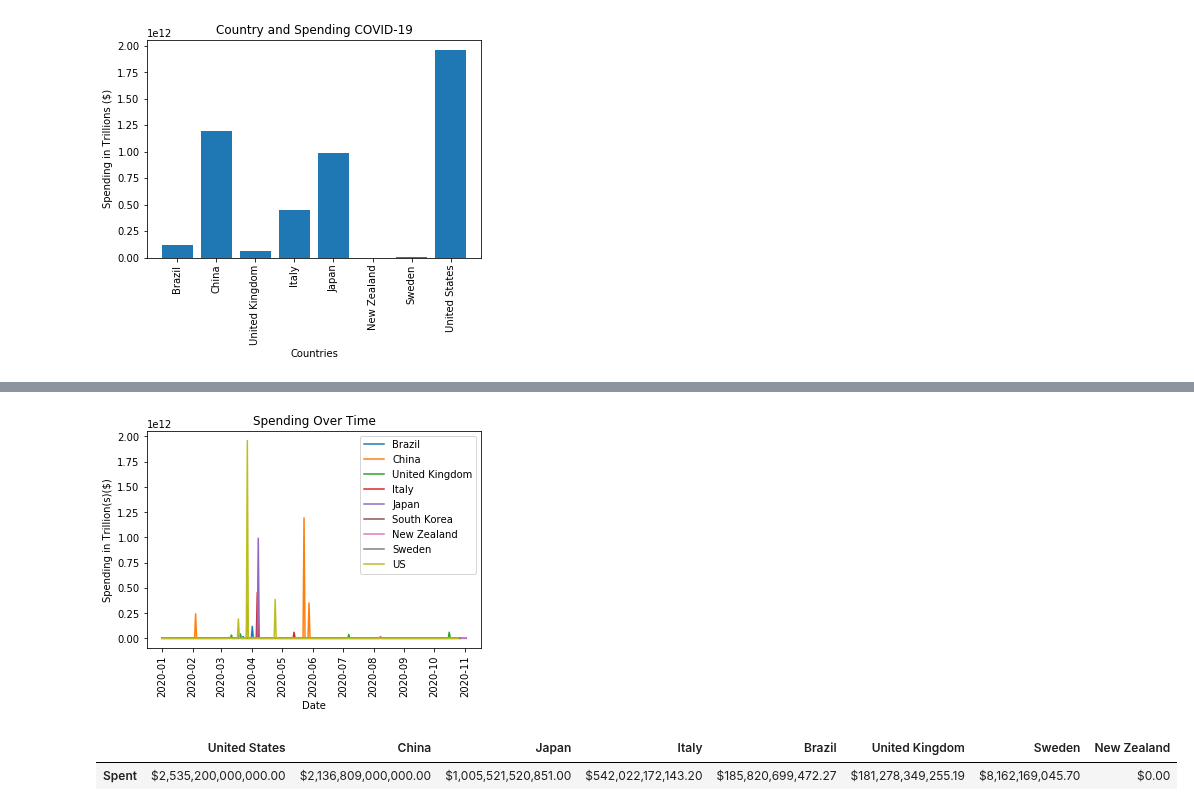
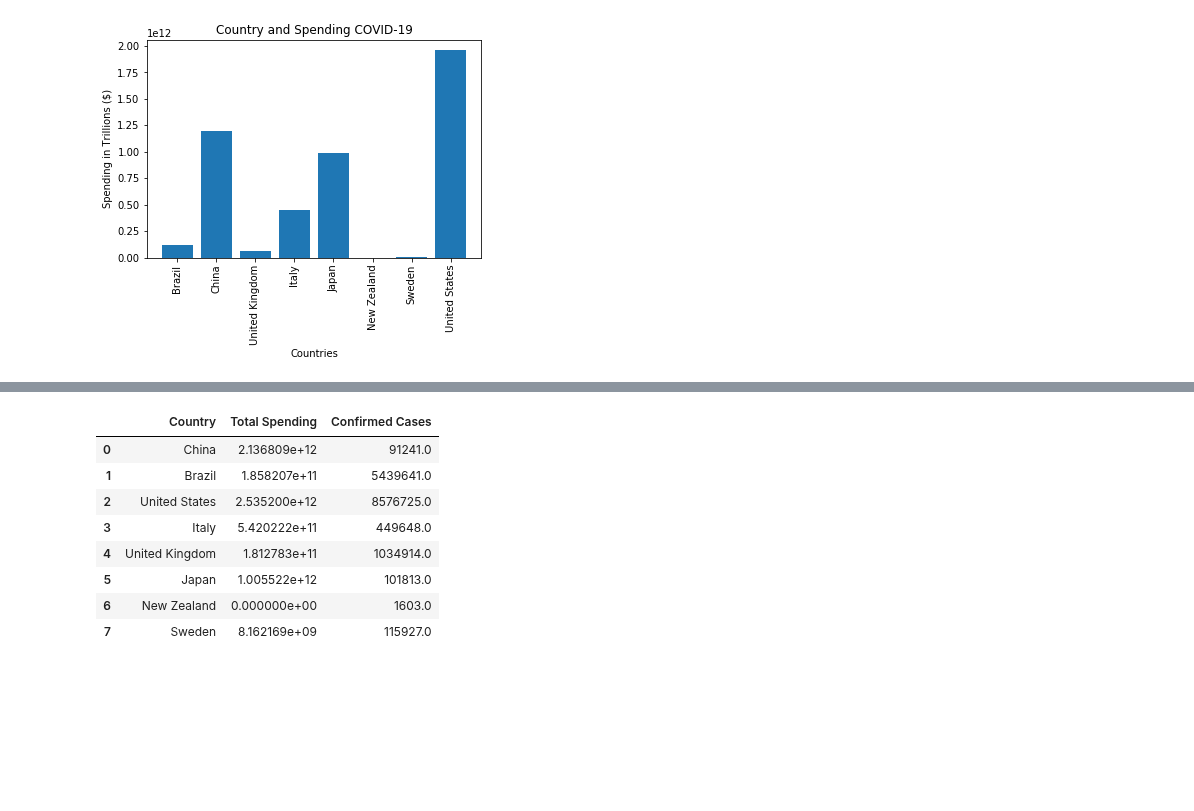
Before and after one commit to rejane-b/Project_1, a Jupyter notebook: Rankings.ipynb, the cells around one changed output, grey strips where cells are left out. Cells and saved outputs as stored; diff of their text form; code cells hidden in the pictures; blank space fills up the shorter version.

```diff
--- a/Rankings.ipynb
+++ b/Rankings.ipynb
@@ -706,58 +659,29 @@ plt.xticks(rotation='vertical')
-# %%
-#figure looking at all 8 countries and amount of money spent during COVID
-fig, ax = plt.subplots()
-
-brazil = df.loc[df['CountryName']=='Brazil']
-ax.plot(brazil['Date'],brazil['E3_Fiscal_measures'], label = 'Brazil')
-
-china=df.loc[df['CountryName']=='China']
-ax.plot(china['Date'],china['E3_Fiscal_measures'],label='China')
-
-uk = df.loc[df['CountryName']=='United Kingdom']
-ax.plot(uk['Date'],uk['E3_Fiscal_measures'],label='United Kingdom')
-
-italy = df.loc[df['CountryName']=='Italy']
-ax.plot(italy['Date'],italy['E3_Fiscal_measures'],label='Italy')
-
-japan=df.loc[df['CountryName']=='Japan']
-ax.plot(japan['Date'],japan['E3_Fiscal_measures'],label='Japan')
-
-sk=df.loc[df['CountryName']=='South Korea']
-ax.plot(sk['Date'],sk['E3_Fiscal_measures'],label='South Korea')
-
-nz= df.loc[df['CountryName']=='New Zealand']
-ax.plot(nz['Date'],nz['E3_Fiscal_measures'],label='New Zealand')
-
-meatball= df.loc[df['CountryName']=='Sweden']
-ax.plot(meatball['Date'],meatball['E3_Fiscal_measures'],label='Sweden')
-
-us = df.loc[df['CountryName']=='United States']
-ax.plot(us['Date'],us['E3_Fiscal_measures'],label='US')
-
-plt.xticks(rotation='vertical')
-plt.title('Spending Over Time')
-plt.xlabel('Date')
-plt.ylabel('Spending in Trillion(s)($)')
-plt.legend()
-plt.show()
-# %% [output]
-[figure, removed]
 # %%
-us_spend = us['E3_Fiscal_measures'].sum()
-china_spend = china['E3_Fiscal_measures'].sum()
+us_sum = us['E3_Fiscal_measures'].sum()
+china_sum = china['E3_Fiscal_measures'].sum()
 uk_sum = uk['E3_Fiscal_measures'].sum()
 italy_sum = italy['E3_Fiscal_measures'].sum()
 sweden_sum = meatball['E3_Fiscal_measures'].sum()
 japan_sum = japan['E3_Fiscal_measures'].sum()
 nz_sum = nz['E3_Fiscal_measures'].sum()
 brazil_sum = brazil['E3_Fiscal_measures'].sum()
 
-total = {'United States':[us_spend],'China':[china_spend],'Japan':[japan_sum],'Italy':[italy_sum],'Brazil':[brazil_sum],
-         'United Kingdom':[uk_sum],'Sweden':[sweden_sum],'New Zealand':[nz_sum]}
+total = {'Country':['China','Brazil','United States','Italy','United Kingdom'
+                    ,'Japan','New Zealand','Sweden'],
+          'Total Spending':[china_sum, brazil_sum, us_sum, italy_sum,
+                            uk_sum,japan_sum, nz_sum, sweden_sum]}
 
-
-sum_df = pd.DataFrame(index=['Spent'],data = total)
-sum_df.style.format('${:,.2f}')
+sum_df = pd.DataFrame(data = total)
+#sum_df.style.format('${:,.2f}')
+money = pd.merge(sum_df, totals_df, how='outer')
+money
 # %% [output]
-|  | United States | China | Japan | Italy | Brazil | United Kingdom | Sweden | New Zealand |
-| Spent | $2,535,200,000,000.00 | $2,136,809,000,000.00 | $1,005,521,520,851.00 | $542,022,172,143.20 | $185,820,699,472.27 | $181,278,349,255.19 | $8,162,169,045.70 | $0.00 |
+|  | Country | Total Spending | Confirmed Cases |
+| 0 | China | 2.136809e+12 | 91241.0 |
+| 1 | Brazil | 1.858207e+11 | 5439641.0 |
+| 2 | United States | 2.535200e+12 | 8576725.0 |
+| 3 | Italy | 5.420222e+11 | 449648.0 |
+| 4 | United Kingdom | 1.812783e+11 | 1034914.0 |
+| 5 | Japan | 1.005522e+12 | 101813.0 |
+| 6 | New Zealand | 0.000000e+00 | 1603.0 |
+| 7 | Sweden | 8.162169e+09 | 115927.0 |
```
Also changed, not shown: parts of 20 cells of this notebook, 2 other files.
